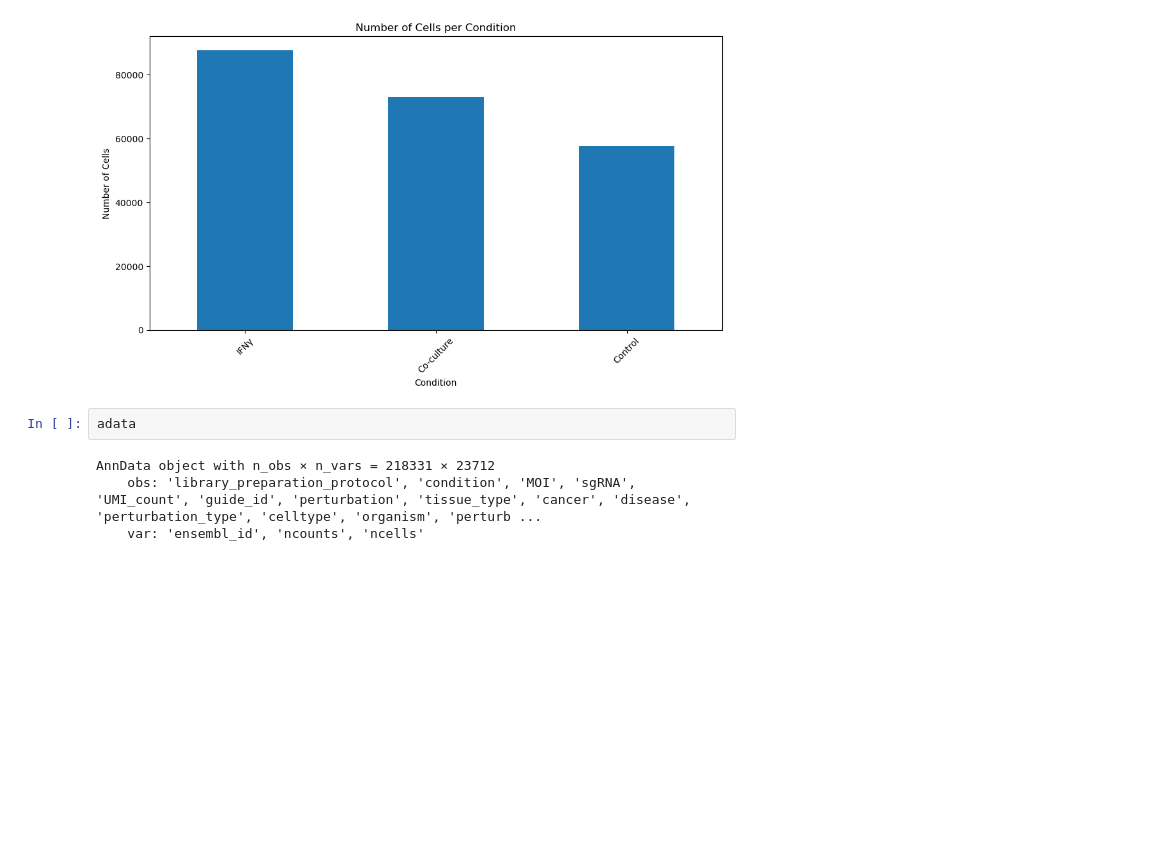
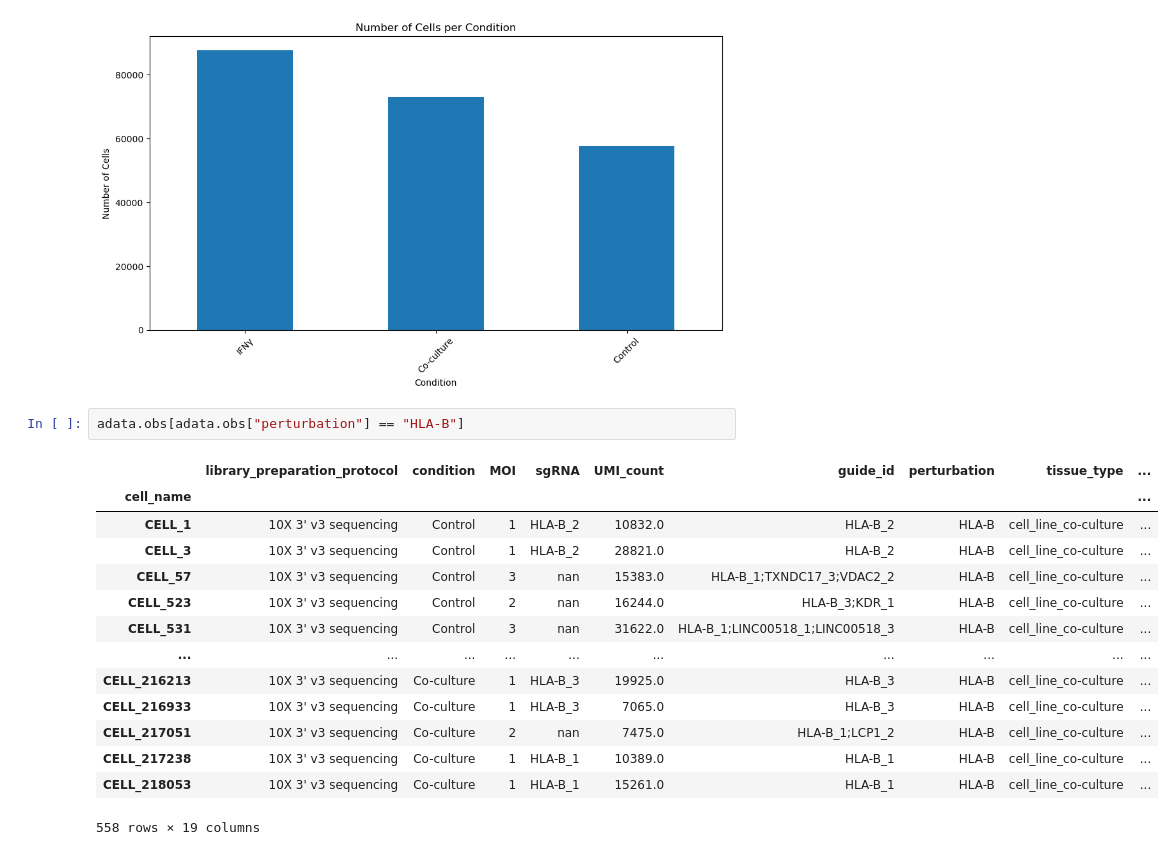
Before and after one commit to tf-kuehn/ml_omics, a Jupyter notebook: scripts/eda_rna.ipynb, the cells around one changed output. Cells and saved outputs as stored; diff of their text form; blank space fills up the shorter version.

```diff
--- a/scripts/eda_rna.ipynb
+++ b/scripts/eda_rna.ipynb
@@ -34,8 +36,19 @@ plt.tight_layout()
 # %% [output]
 [figure]
 # %%
-adata
+adata.obs[adata.obs["perturbation"] == "HLA-B"]
 # %% [output]
+|  | library_preparation_protocol | condition | MOI | sgRNA | UMI_count | guide_id | perturbation | tissue_type | ... |
+| cell_name |  |  |  |  |  |  |  |  | ... |
+| CELL_1 | 10X 3' v3 sequencing | Control | 1 | HLA-B_2 | 10832.0 | HLA-B_2 | HLA-B | cell_line_co-culture | ... |
+| CELL_3 | 10X 3' v3 sequencing | Control | 1 | HLA-B_2 | 28821.0 | HLA-B_2 | HLA-B | cell_line_co-culture | ... |
+| CELL_57 | 10X 3' v3 sequencing | Control | 3 | nan | 15383.0 | HLA-B_1;TXNDC17_3;VDAC2_2 | HLA-B | cell_line_co-culture | ... |
+| CELL_523 | 10X 3' v3 sequencing | Control | 2 | nan | 16244.0 | HLA-B_3;KDR_1 | HLA-B | cell_line_co-culture | ... |
+| CELL_531 | 10X 3' v3 sequencing | Control | 3 | nan | 31622.0 | HLA-B_1;LINC00518_1;LINC00518_3 | HLA-B | cell_line_co-culture | ... |
+| ... | ... | ... | ... | ... | ... | ... | ... | ... | ... |
+| CELL_216213 | 10X 3' v3 sequencing | Co-culture | 1 | HLA-B_3 | 19925.0 | HLA-B_3 | HLA-B | cell_line_co-culture | ... |
+| CELL_216933 | 10X 3' v3 sequencing | Co-culture | 1 | HLA-B_3 | 7065.0 | HLA-B_3 | HLA-B | cell_line_co-culture | ... |
+| CELL_217051 | 10X 3' v3 sequencing | Co-culture | 2 | nan | 7475.0 | HLA-B_1;LCP1_2 | HLA-B | cell_line_co-culture | ... |
+| CELL_217238 | 10X 3' v3 sequencing | Co-culture | 1 | HLA-B_1 | 10389.0 | HLA-B_1 | HLA-B | cell_line_co-culture | ... |
+| CELL_218053 | 10X 3' v3 sequencing | Co-culture | 1 | HLA-B_1 | 15261.0 | HLA-B_1 | HLA-B | cell_line_co-culture | ... |
-AnnData object with n_obs × n_vars = 218331 × 23712
-    obs: 'library_preparation_protocol', 'condition', 'MOI', 'sgRNA', 'UMI_count', 'guide_id', 'perturbation', 'tissue_type', 'cancer', 'disease', 'perturbation_type', 'celltype', 'organism', 'perturb ...
-    var: 'ensembl_id', 'ncounts', 'ncells'
+558 rows × 19 columns
```
Also changed, not shown: parts of 4 cells of this notebook, 1 other file.
